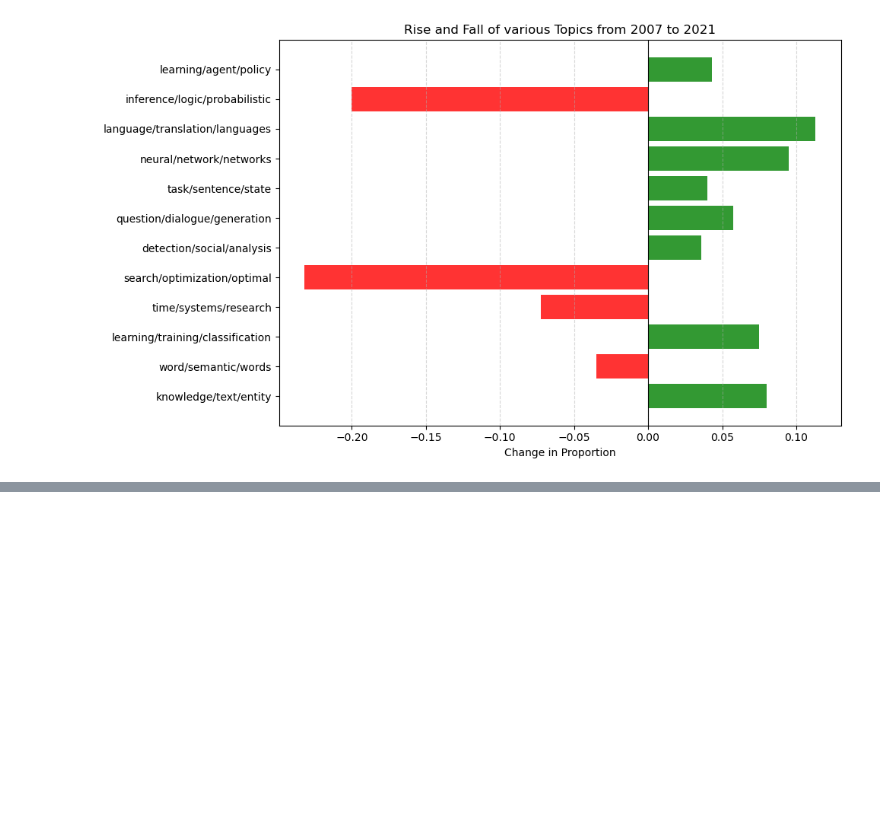
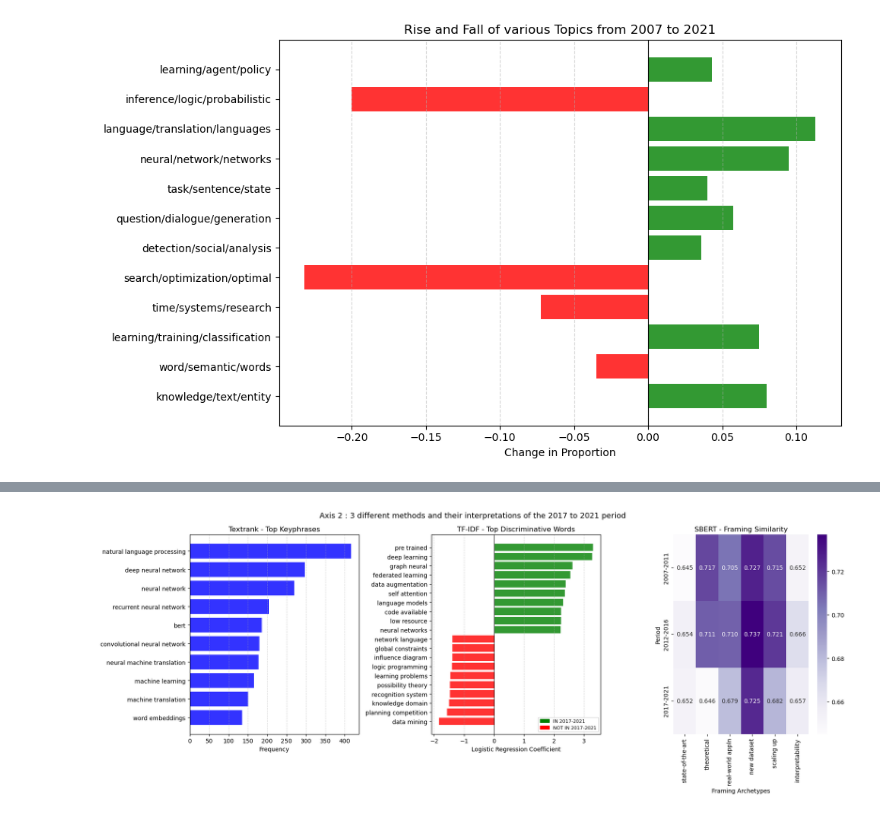
Before and after one commit to rohan-crypto/Text_Analytics_Team33_Task3, a Jupyter notebook: INTEGRATION_CODE/Final Integration code.ipynb, the cells around one changed output, grey strips where cells are left out. Saved outputs shown, nothing was run; the diff lists cells and outputs as text; code cells hidden in the pictures; blank space fills up the shorter version.

```diff
--- a/INTEGRATION_CODE/Final Integration code.ipynb
+++ b/INTEGRATION_CODE/Final Integration code.ipynb
@@ -344,0 +347,6 @@ if YEARS_RANGE[0] in period_topics_lda.index and YEARS_RANGE[-1] in period_topic
+# %%
+df_textrank['year_bin'] = df_textrank['year_bin'].astype(str).str.replace('\u2013','-').str.strip()
+period_selected = '2017-2021'
+txt_rank_2017 = (df_textrank[df_textrank['year_bin'] == period_selected].sort_values('count',ascending=False).head(10))
+print("TextRank's Top 10 keywords for 2017-2021 :")
+print(txt_rank_2017[['keyphrases','count']].to_string(index=False))
@@ -344,0 +366,8 @@ if YEARS_RANGE[0] in period_topics_lda.index and YEARS_RANGE[-1] in period_topic
+# %%
+df_classifier['period'] = df_classifier['period'].astype(str).str.strip()
+yr_2017 = df_classifier[df_classifier['period'] == period_selected].copy()
+coeff_pos = yr_2017[yr_2017['direction'] == 'positive'].nlargest(10,'coefficient')
+coeff_neg = yr_2017[yr_2017['direction'] == 'negative'].nsmallest(10,'coefficient')
+coeff_both = pd.concat([coeff_pos,coeff_neg]).sort_values('coefficient',ascending=True)
+print('Logistic Regression classifier - Top Discriminative Words for 2017-2021 :')
+print(coeff_both[['word','coefficient']].to_string(index=False))
@@ -344,0 +392,44 @@ if YEARS_RANGE[0] in period_topics_lda.index and YEARS_RANGE[-1] in period_topic
+# %%
+import seaborn as sns
+fig, axes = plt.subplots(1,3,figsize=(18,7))
+fig.suptitle('Axis 2 : 3 different methods and their interpretations of the 2017 to 2021 period',fontsize=13)
+
+# textrank
+ax = axes[0]
+if not txt_rank_2017.empty:
+    ax.barh(txt_rank_2017['keyphrases'].values[::-1],txt_rank_2017['count'].values[::-1],color='blue',alpha=0.8)
+ax.set_title('Textrank - Top Keyphrases')
+ax.set_xlabel('Frequency')
+ax.grid(axis='x',linestyle='--',alpha=0.5)
+
+# logistic regression
+ax = axes[1]
+if not coeff_both.empty:
+    bar_colours = []
+    for c in coeff_both['coefficient']:
+        if c>0:
+            bar_colours.append('green')
+        else:
+            bar_colours.append('red')
+    ax.barh(coeff_both['word'],coeff_both['coefficient'],color=bar_colours,alpha=0.8)
+    ax.axvline(0,color='black',linewidth=0.8)
+ax.set_title('TF-IDF - Top Discriminative Words')
+ax.set_xlabel('Logistic Regression Coefficient')
+ax.grid(axis='x',linestyle='--',alpha=0.5)
+legend_patches = [mpatches.Patch(color='green',label='IN 2017-2021'),mpatches.Patch(color='red',label='NOT IN 2017-2021')]
+ax.legend(handles=legend_patches,fontsize=8,loc='lower right')
+
+# Sbert
+ax = axes[2]
+framing_plot = df_framing.T    # to make periods as rows
+sns.heatmap(framing_plot,ax=ax,annot=True,fmt='.3f',cmap='Purples')
+ax.set_title('SBERT - Framing Similarity')
+ax.set_xlabel('Framing Archetypes')
+ax.set_ylabel('Period')
+
+
+plt.tight_layout()
+plt.savefig('final_figures/axis2_textrank_tfidf_sbert_comparison.png',dpi=150)
+plt.show()
+# %% [output]
+[figure, added]
```
Also changed, not shown: parts of 4 cells of this notebook, 1 other file.
